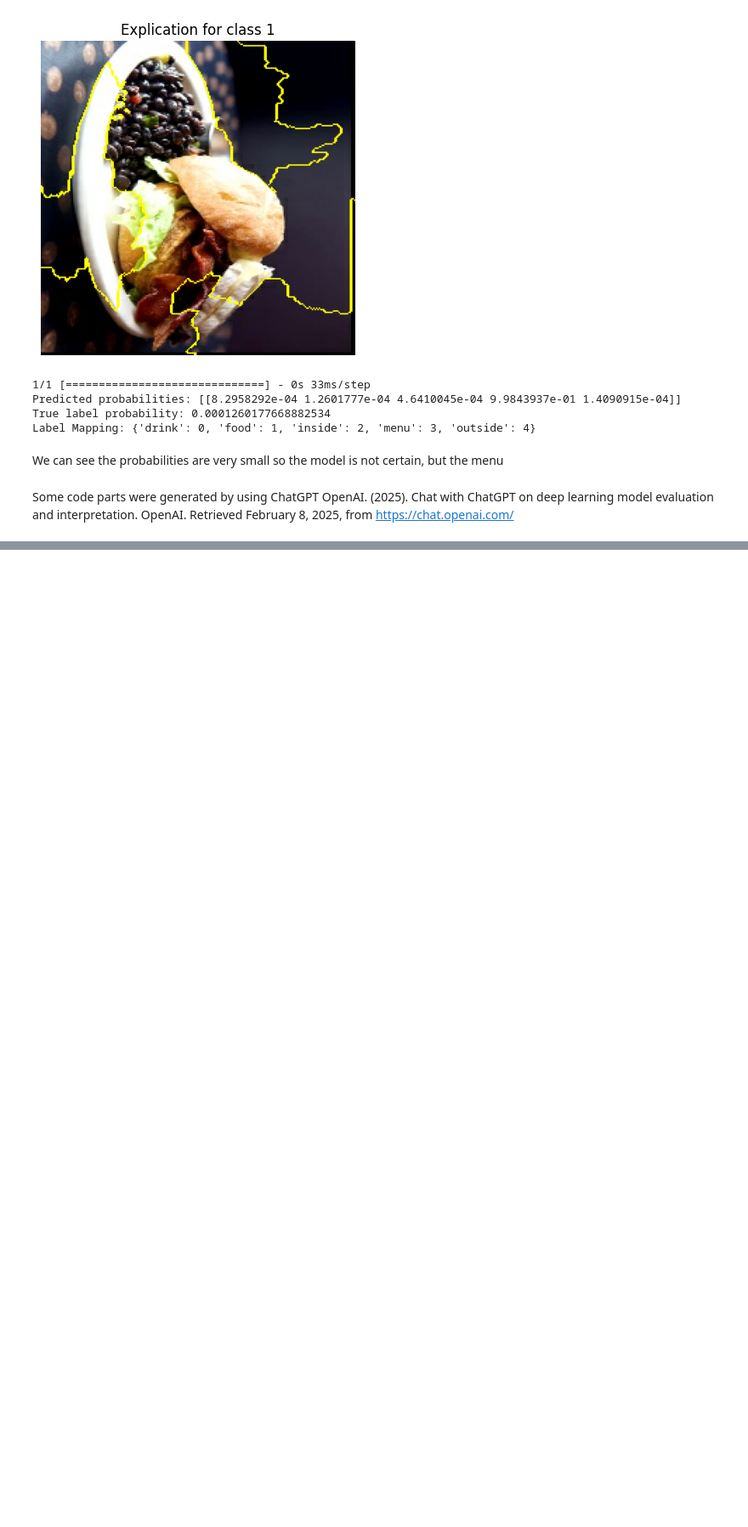
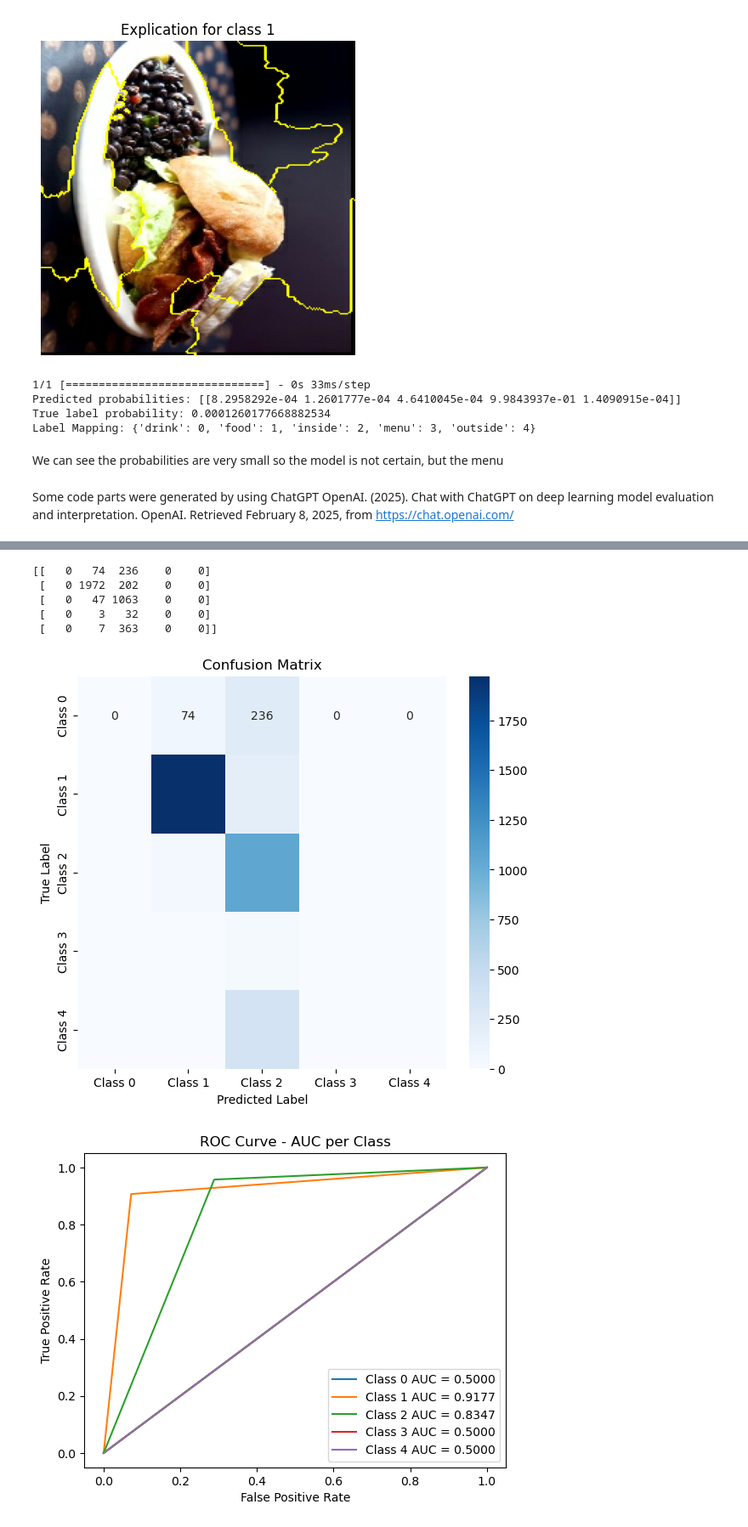
Before and after one commit to LCIT-W25/AISC-T3-Grp2, a Jupyter notebook: AISC2008 - Computer Vision/Case Study 2/Main Solution/Case Study 2.ipynb, the cells around one changed output, grey strips where cells are left out. Shown at 85% size. Cells and saved outputs as stored; diff of their text form; code cells hidden in the pictures; blank space fills up the shorter version.

```diff
--- a/AISC2008 - Computer Vision/Case Study 2/Main Solution/Case Study 2.ipynb
+++ b/AISC2008 - Computer Vision/Case Study 2/Main Solution/Case Study 2.ipynb
@@ -2535,0 +3076,10 @@ OpenAI. (2025). Chat with ChatGPT on deep learning model evaluation and interpre
+# %%
+import torch.optim as optim
+
+# Define loss function (CrossEntropyLoss for multiclass classification)
+criterion = nn.CrossEntropyLoss().to(device)  # Move loss function to device
+
+# Adam optimizer
+optimizer = optim.Adam(vgg_model.parameters(), lr=0.0003)
+
+print("Loss function and optimizer updated!")
@@ -2535,0 +3179,44 @@ OpenAI. (2025). Chat with ChatGPT on deep learning model evaluation and interpre
+# %%
+import matplotlib.pyplot as plt
+import seaborn as sns
+from sklearn.metrics import confusion_matrix, roc_curve, auc
+
+# Compute Confusion Matrix
+conf_matrix = confusion_matrix(y_true_test, y_pred_test)
+
+print(conf_matrix)
+
+# Define class labels (update if you have custom class names)
+num_classes = len(np.unique(y_true_test))
+class_labels = [f"Class {i}" for i in range(num_classes)]
+
+# Plot Confusion Matrix with numbers inside
+plt.figure(figsize=(7, 6))
+sns.heatmap(conf_matrix, annot=True, fmt='g', cmap="Blues", xticklabels=class_labels, yticklabels=class_labels)
+plt.xlabel("Predicted Label")
+plt.ylabel("True Label")
+plt.title("Confusion Matrix")
+plt.show()
+
+# Compute ROC-AUC for each class
+num_classes = len(np.unique(y_true_test))
+for i in range(num_classes):
+    fpr, tpr, _ = roc_curve((y_true_test == i).astype(int), (y_pred_test == i).astype(int))
+    roc_auc = auc(fpr, tpr)
+
+    plt.plot(fpr, tpr, label=f"Class {i} AUC = {roc_auc:.4f}")
+
+plt.plot([0, 1], [0, 1], color="gray", linestyle="--")
+plt.xlabel("False Positive Rate")
+plt.ylabel("True Positive Rate")
+plt.title("ROC Curve - AUC per Class")
+plt.legend(loc="lower right")
+plt.show()
+# %% [output]
+[[   0   74  236    0    0]
+ [   0 1972  202    0    0]
+ [   0   47 1063    0    0]
+ [   0    3   32    0    0]
+ [   0    7  363    0    0]]
+[figure, added]
+[figure, added]
```
Also changed, not shown: parts of 30 cells of this notebook, 1 other file.
